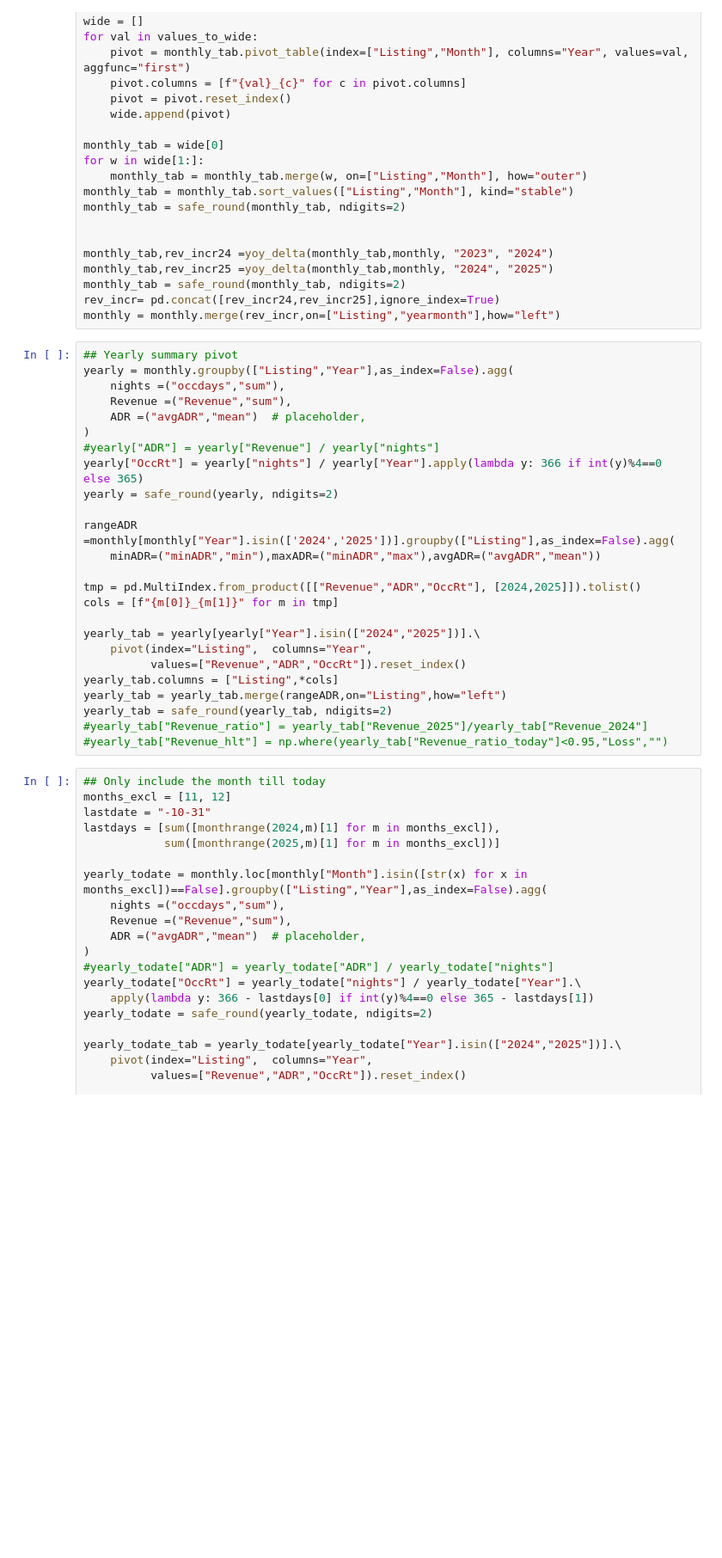
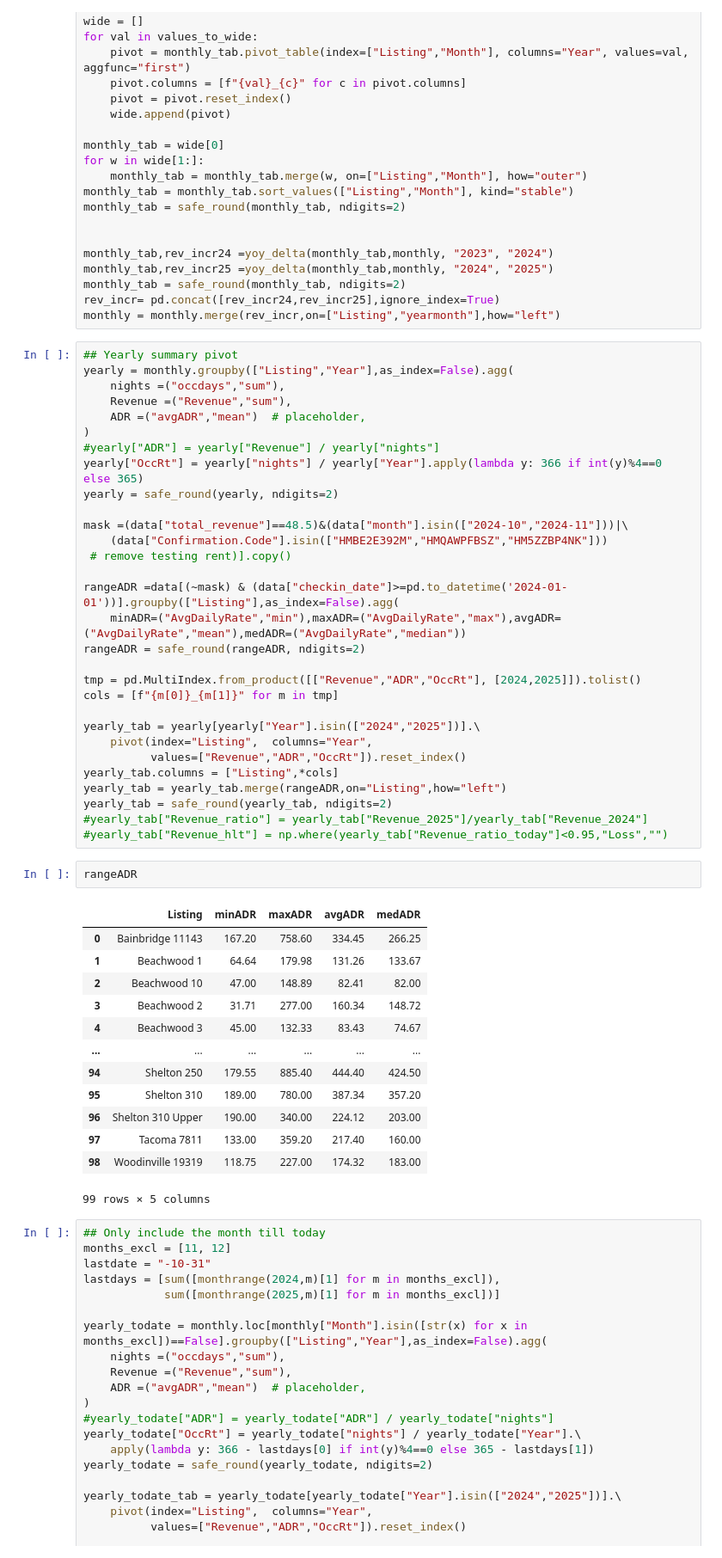
Before and after one commit to ylin2016/ValtaWork, a Jupyter notebook: Data and Reporting/python/RevenueReport.ipynb, the cells around one changed output. Shown at 86% size. Saved outputs shown, nothing was run; the diff lists cells and outputs as text; blank space fills up the shorter version.

```diff
--- a/Data and Reporting/python/RevenueReport.ipynb
+++ b/Data and Reporting/python/RevenueReport.ipynb
@@ -284,8 +316,13 @@ yearly = monthly.groupby(["Listing","Year"],as_index=False).agg(
 yearly["OccRt"] = yearly["nights"] / yearly["Year"].apply(lambda y: 366 if int(y)%4==0 else 365)
 yearly = safe_round(yearly, ndigits=2)
 
-rangeADR =monthly[monthly["Year"].isin(['2024','2025'])].groupby(["Listing"],as_index=False).agg(
-    minADR=("minADR","min"),maxADR=("minADR","max"),avgADR=("avgADR","mean"))
+mask =(data["total_revenue"]==48.5)&(data["month"].isin(["2024-10","2024-11"]))|\
+    (data["Confirmation.Code"].isin(["HMBE2E392M","HMQAWPFBSZ","HM5ZZBP4NK"]))
+ # remove testing rent)].copy()
+
+rangeADR =data[(~mask) & (data["checkin_date"]>=pd.to_datetime('2024-01-01'))].groupby(["Listing"],as_index=False).agg(
+    minADR=("AvgDailyRate","min"),maxADR=("AvgDailyRate","max"),avgADR=("AvgDailyRate","mean"),medADR=("AvgDailyRate","median"))
+rangeADR = safe_round(rangeADR, ndigits=2)
 
 tmp = pd.MultiIndex.from_product([["Revenue","ADR","OccRt"], [2024,2025]]).tolist()
 cols = [f"{m[0]}_{m[1]}" for m in tmp]
@@ -298,6 +335,22 @@ yearly_tab = yearly_tab.merge(rangeADR,on="Listing",how="left")
 yearly_tab = safe_round(yearly_tab, ndigits=2)
 #yearly_tab["Revenue_ratio"] = yearly_tab["Revenue_2025"]/yearly_tab["Revenue_2024"]
 #yearly_tab["Revenue_hlt"] = np.where(yearly_tab["Revenue_ratio_today"]<0.95,"Loss","")
+# %%
+rangeADR
+# %% [output]
+|  | Listing | minADR | maxADR | avgADR | medADR |
+| 0 | Bainbridge 11143 | 167.20 | 758.60 | 334.45 | 266.25 |
+| 1 | Beachwood 1 | 64.64 | 179.98 | 131.26 | 133.67 |
+| 2 | Beachwood 10 | 47.00 | 148.89 | 82.41 | 82.00 |
+| 3 | Beachwood 2 | 31.71 | 277.00 | 160.34 | 148.72 |
+| 4 | Beachwood 3 | 45.00 | 132.33 | 83.43 | 74.67 |
+| ... | ... | ... | ... | ... | ... |
+| 94 | Shelton 250 | 179.55 | 885.40 | 444.40 | 424.50 |
+| 95 | Shelton 310 | 189.00 | 780.00 | 387.34 | 357.20 |
+| 96 | Shelton 310 Upper | 190.00 | 340.00 | 224.12 | 203.00 |
+| 97 | Tacoma 7811 | 133.00 | 359.20 | 217.40 | 160.00 |
+| 98 | Woodinville 19319 | 118.75 | 227.00 | 174.32 | 183.00 |
+99 rows × 5 columns
 # %%
 ## Only include the month till today
 months_excl = [11, 12]
```
Also changed, not shown: parts of 5 cells of this notebook, 1 other file.
